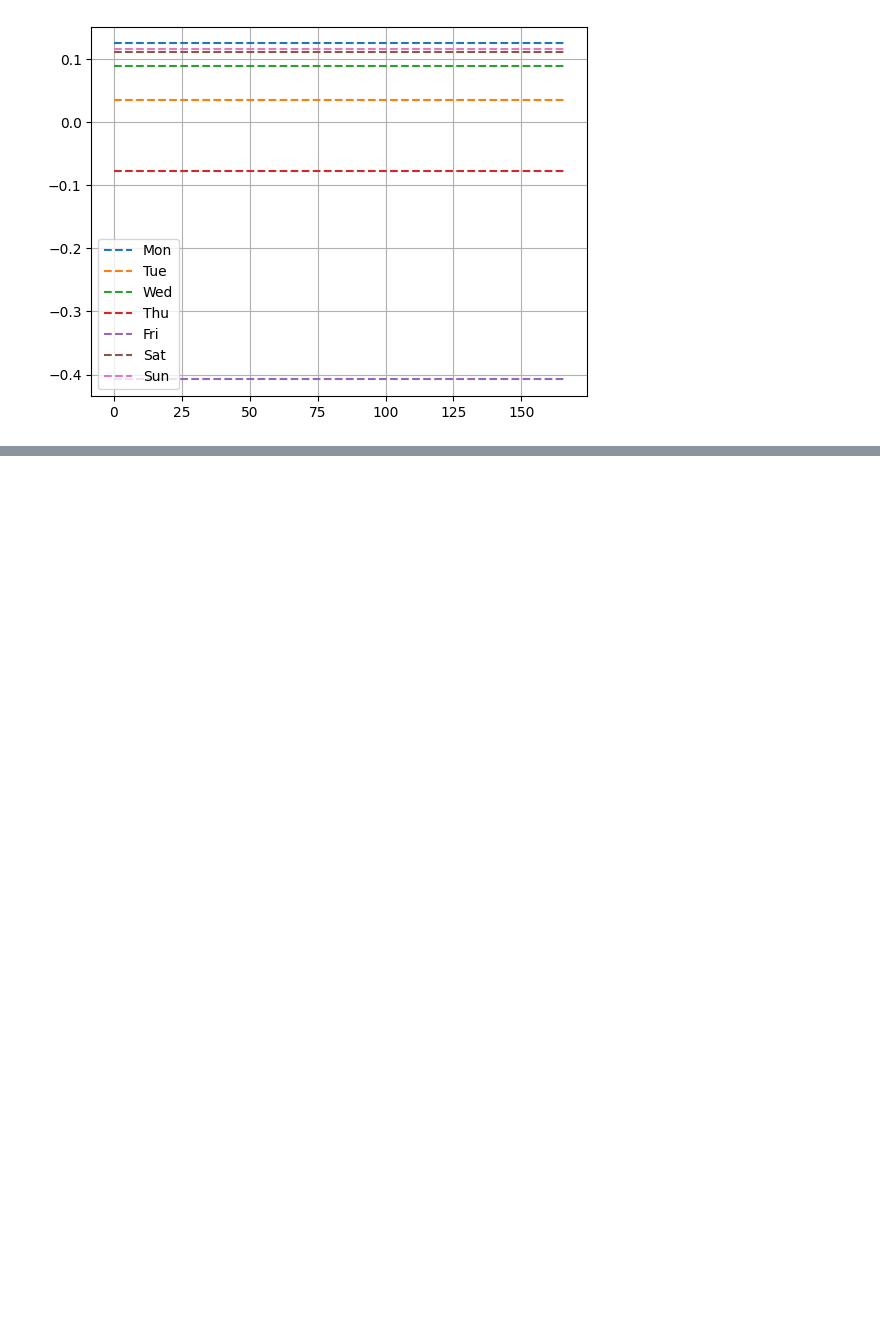
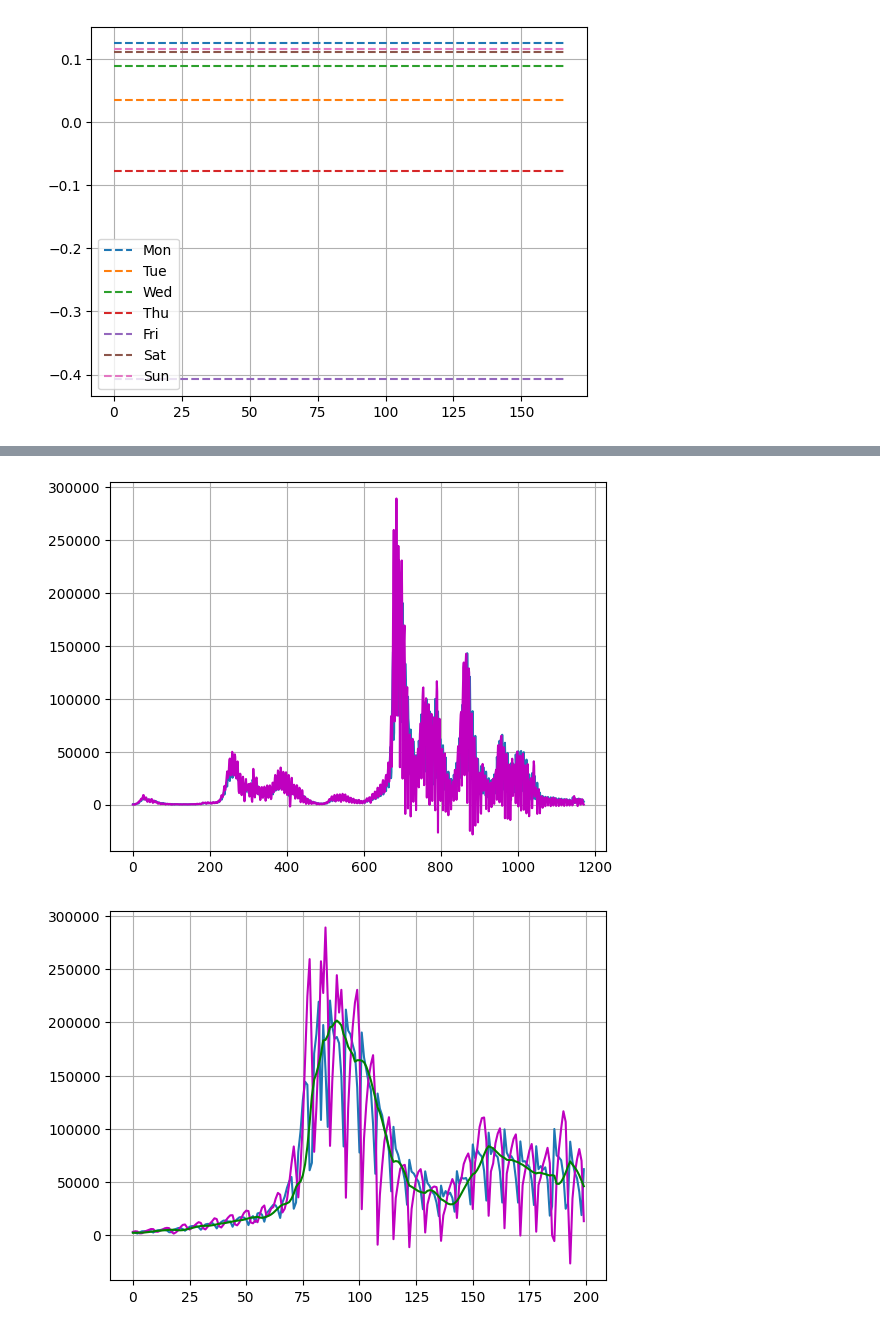
Before and after one commit to Adrianominora/Wave, a Jupyter notebook: script/Loglet.ipynb, the cells around one changed output, grey strips where cells are left out. Cells and saved outputs as stored; diff of their text form; code cells hidden in the pictures; blank space fills up the shorter version.

```diff
--- a/script/Loglet.ipynb
+++ b/script/Loglet.ipynb
@@ -257,0 +329,49 @@ print(t_end)
+# %%
+# Polynomial approx of data
+
+import numpy as np
+import matplotlib.pyplot as plt
+import matplotlib as mpl
+import pandas as pd
+import Forecast as fc
+
+# Import data
+national_data=pd.read_csv('..\data\dati-andamento-nazionale\dpc-covid19-ita-andamento-nazionale.csv')
+new_pos=national_data['nuovi_positivi'].values
+tt=np.arange(0,new_pos.shape[0])
+new_pos_fit=np.zeros(new_pos.shape)
+window_size = 7
+w = np.linspace(1,2,window_size)
+w = w/np.linalg.norm(w)
+for t in range(window_size,tt[-1]):
+    # Fit the polynomial to the data points
+    coefficients = np.polyfit(tt[t-window_size:t], new_pos[t-window_size:t], 1)
+
+    # Evaluate the polynomial at the x values
+    new_pos_fit[t] = np.polyval(coefficients, t+window_size/2)
+
+plt.figure()
+plt.plot(new_pos)
+plt.plot(new_pos_fit,'m-')
+plt.grid(True)
+
+
+new_pos_fit_fit=np.zeros(new_pos_fit.shape)
+window_size = 7
+w = np.linspace(1,2,window_size)
+w = w/np.linalg.norm(w)
+for t in range(window_size,tt[-1]):
+    # Fit the polynomial to the data points
+    coefficients = np.polyfit(tt[t-window_size:t], new_pos_fit[t-window_size:t], 0)
+
+    # Evaluate the polynomial at the x values
+    new_pos_fit_fit[t] = np.polyval(coefficients, t)
+
+plt.figure()
+plt.plot(new_pos[600:800])
+plt.plot(new_pos_fit[600:800],'m-')
+plt.plot(new_pos_fit_fit[600:800],'g-')
+plt.grid(True)
+# %% [output]
+[figure, added]
+[figure, added]
```
Also changed, not shown: parts of 4 cells of this notebook, 4 other files.
